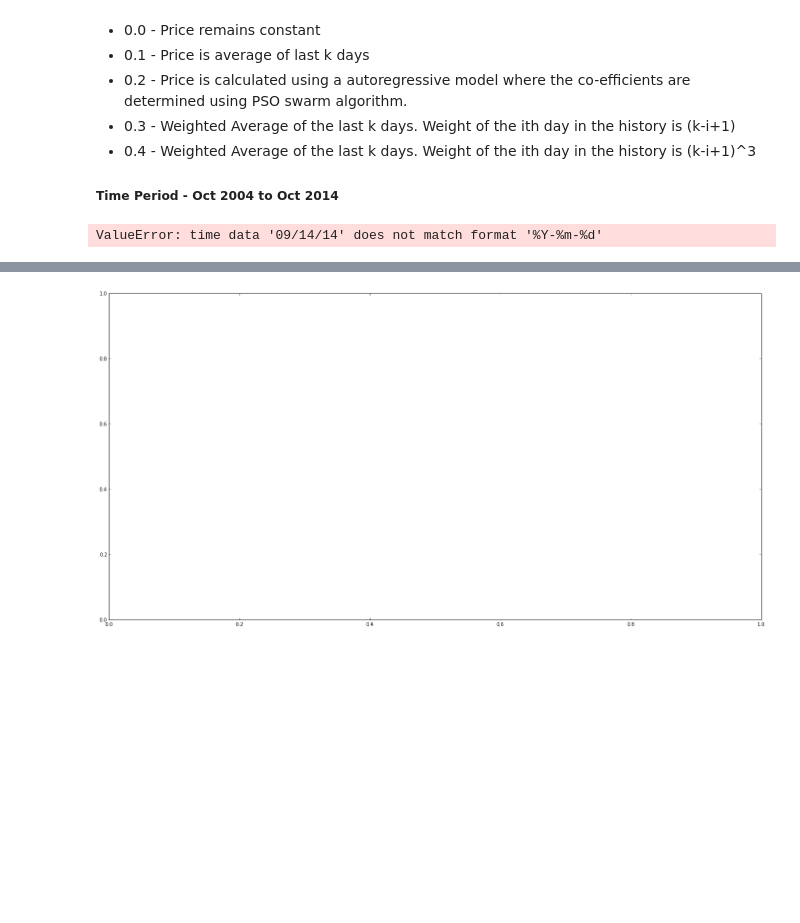
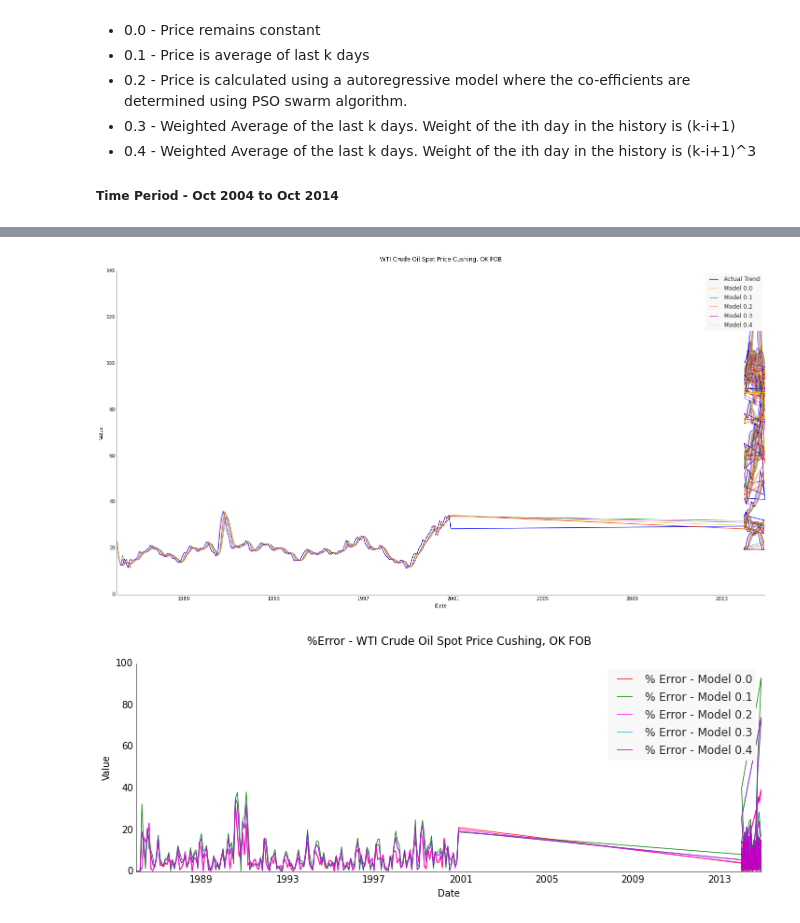
Before and after one commit to Sree-vathsan/CSE591-Data-Science-Project, a Jupyter notebook: baselineModel/bm_oil.ipynb, the cells around one changed output, grey strips where cells are left out. Drawn from its saved outputs; the diff is of its cells as text; code cells hidden in the pictures; blank space fills up the shorter version.

```diff
--- a/baselineModel/bm_oil.ipynb
+++ b/baselineModel/bm_oil.ipynb
@@ -38,7 +38,8 @@ y = dataWTICrude['Value']
 
 date=[]
 for d in x:
-  date.append(datetime.datetime.strptime(d,'%Y-%m-%d'))
+    date.append(datetime.datetime.strptime(d,'%m/%d/%Y'))
+  #date.append(datetime.datetime.strptime(d,'%Y-%m-%d'))
 
 ppl.plot(axes, date, y, label=str("Actual Trend"), linewidth=1.25, c='blue')
 
@@ -200,4 +201,3 @@ dfErr
 #print("Maximum % Error")
 #print(max(err_y))
 # %% [output]
-ValueError: time data '09/14/14' does not match format '%Y-%m-%d'
@@ -204,3 +210,4 @@ ValueError: time data '09/14/14' does not match format '%Y-%m-%d'
-[figure, old version]
+[figure, new version]
+[figure, added]
 # %%
 dfForecast
```
Also changed, not shown: parts of 2 cells of this notebook.
